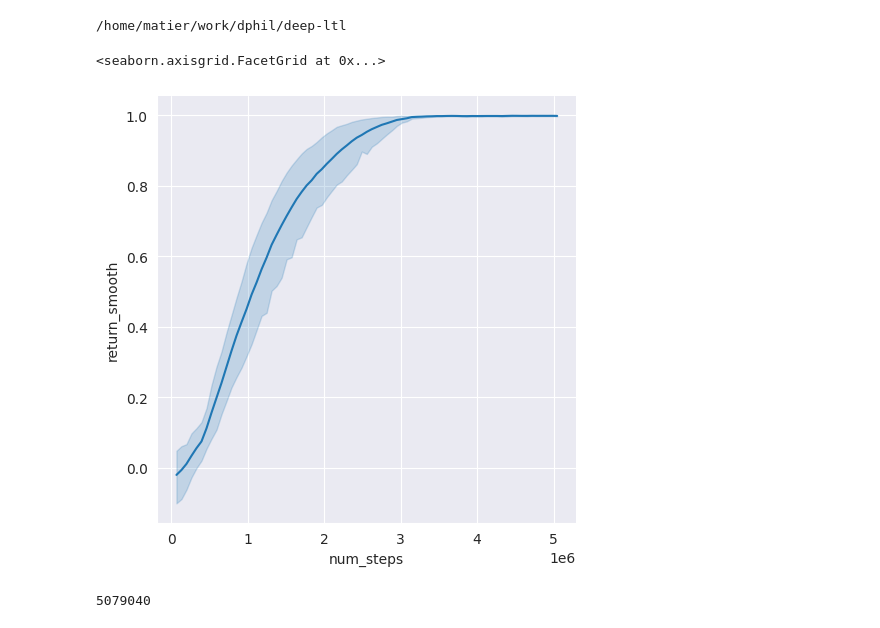
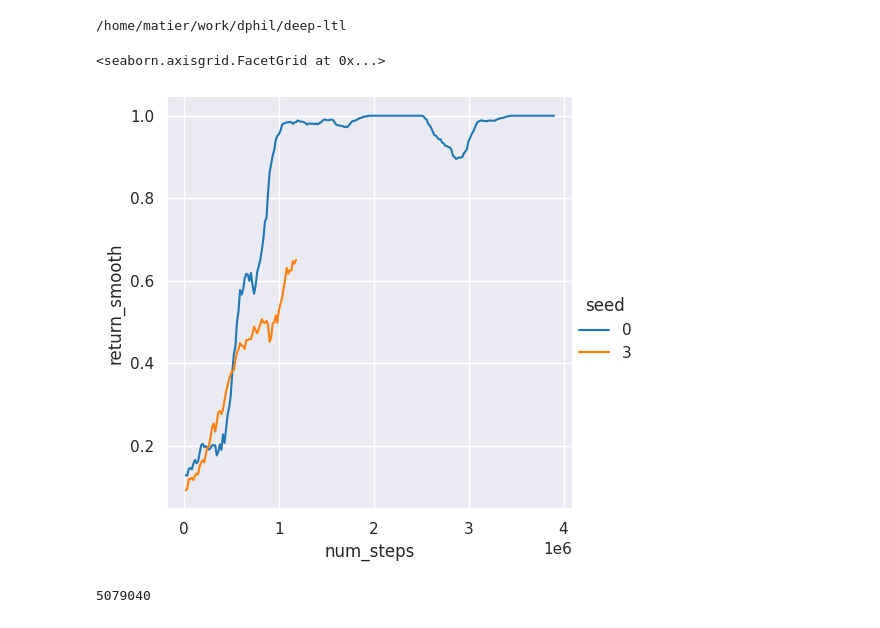
Before and after one commit to mattiagiuri/ltl_gnn, a Jupyter notebook: src/plot.ipynb, the cells around one changed output. Drawn from its saved outputs; the diff is of its cells as text; code cells hidden in the pictures.

```diff
--- a/src/plot.ipynb
+++ b/src/plot.ipynb
@@ -16,8 +18,8 @@ def smooth(row, radius):
     z = np.ones(len(row))
     return np.convolve(row, y, 'same') / np.convolve(z, y, 'same')
 # %%
-def process_logs(experiment, smooth_radius=100):
-    path = f'experiments/ppo/PointLtl2-v0/{experiment}'
+def process_logs(env, experiment, smooth_radius=100):
+    path = f'experiments/ppo/{env}/{experiment}'
     seeds = [int(x) for x in os.listdir(path) if os.path.isdir(f'{path}/{x}') and str.isnumeric(x)]
     dfs = []
     for seed in seeds:
@@ -30,13 +32,14 @@ def process_logs(experiment, smooth_radius=100):
         dfs.append(df)
     return pd.concat(dfs)
 # %%
-exp = 'default'
-df = process_logs(exp, smooth_radius=10)
+env = 'ltl_point_mass'
+exp = 'big_model'
+df = process_logs(env, exp, smooth_radius=10)
 # %%
-sns.relplot(df, x='num_steps', y='return_smooth', kind='line', errorbar=('ci', 90))
+sns.relplot(df, x='num_steps', y='return_smooth', kind='line', errorbar=('ci', 90), hue='seed', palette='tab10')
 # %% [output]
 <seaborn.axisgrid.FacetGrid at 0x...>
-[figure, old version]
+[figure, new version]
 # %%
 df['num_steps'].max()
 # %% [output]
```
Also changed, not shown: parts of 4 cells of this notebook, 17 other files.
